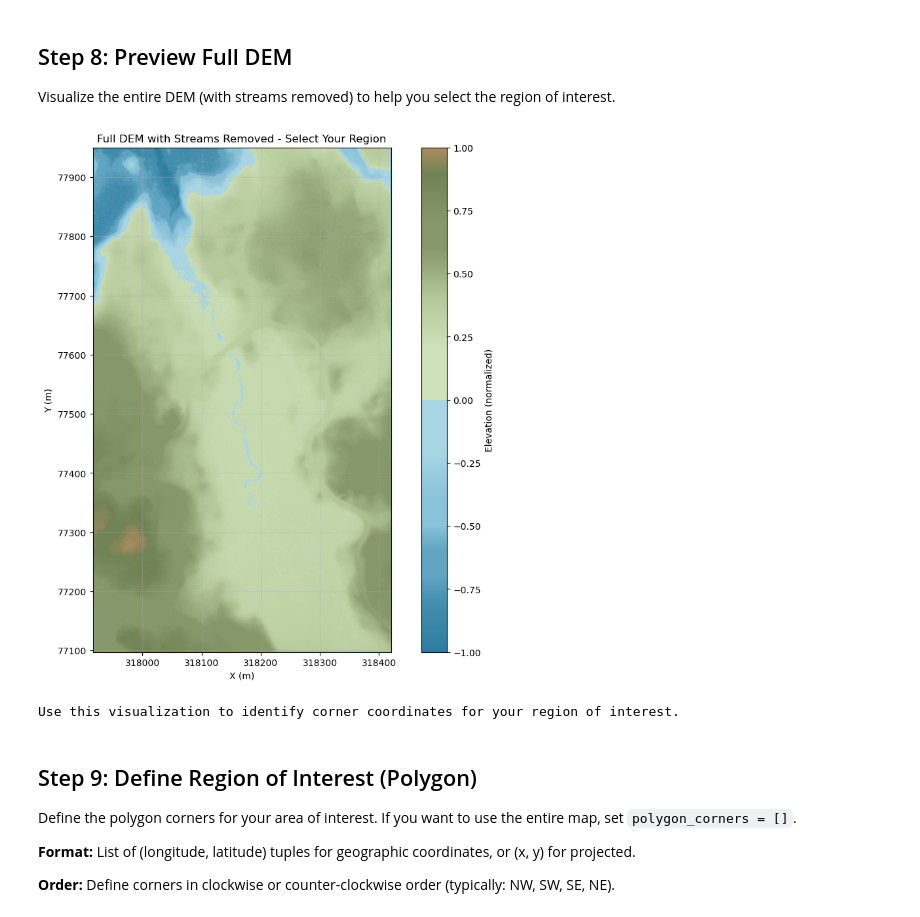
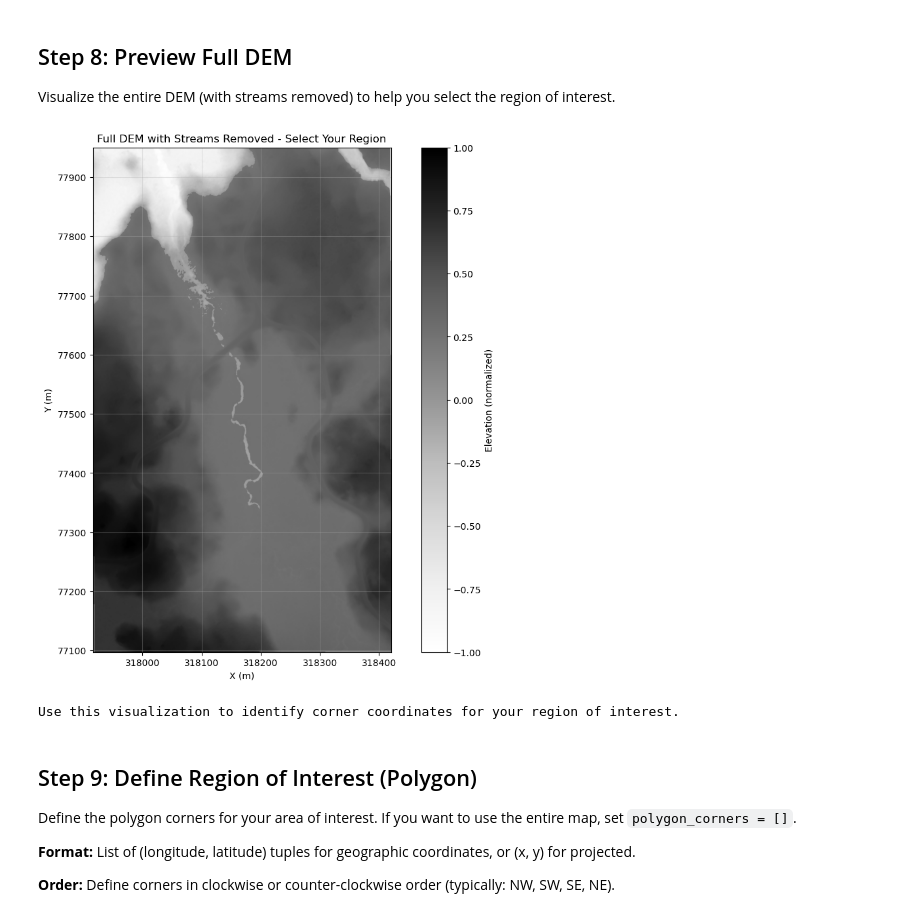
Before and after one commit to beaverbotassistance/BeaverSim, a Jupyter notebook: beaversim/utils/dem_conversion_interactive.ipynb, the cells around one changed output. Drawn from its saved outputs; the diff is of its cells as text; code cells hidden in the pictures.

```diff
--- a/beaversim/utils/dem_conversion_interactive.ipynb
+++ b/beaversim/utils/dem_conversion_interactive.ipynb
@@ -347,17 +347,17 @@ Source and target CRS are the same - no transformation needed
 Visualize the entire DEM (with streams removed) to help you select the region of interest.
 # %%
 plt.figure(figsize=(12, 10))
-plt.imshow(Z, extent=[X.min(), X.max(), Y.min(), Y.max()], origin='lower', cmap=colors._bluebrowngreen_colormap)
+plt.imshow(Z, extent=[X.min(), X.max(), Y.min(), Y.max()], origin='lower', cmap='Grays')
 plt.colorbar(label='Elevation (normalized)')
 plt.title('Full DEM with Streams Removed - Select Your Region')
 plt.xlabel('X (m)' if coordinates_are_projected else 'Longitude')
 plt.ylabel('Y (m)' if coordinates_are_projected else 'Latitude')
 plt.grid(True, alpha=0.3)
 plt.show()
 
 print("\nUse this visualization to identify corner coordinates for your region of interest.")
 # %% [output]
-[figure, old version]
+[figure, new version]
 Use this visualization to identify corner coordinates for your region of interest.
 # %% [markdown]
 ## Step 9: Define Region of Interest (Polygon)
```
Also changed, not shown: parts of 1 cell of this notebook, 3 other files.
